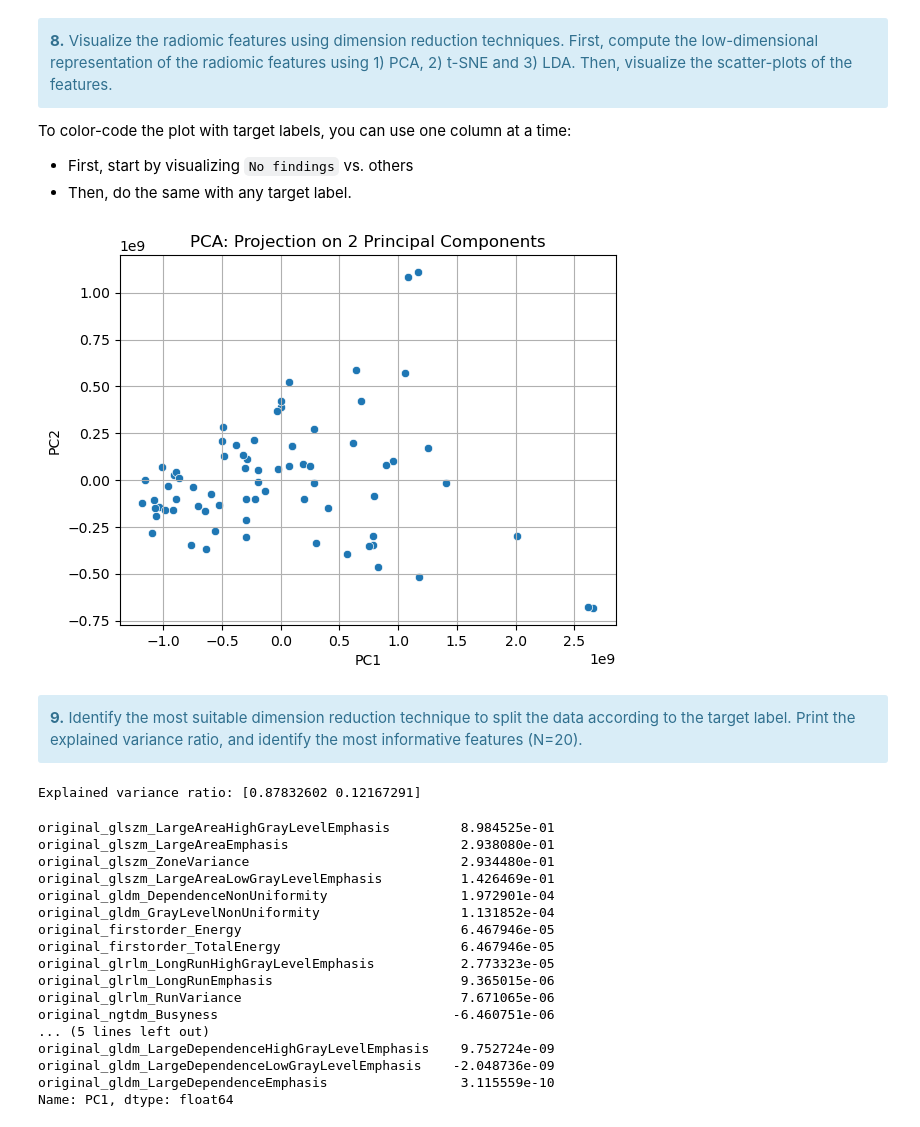
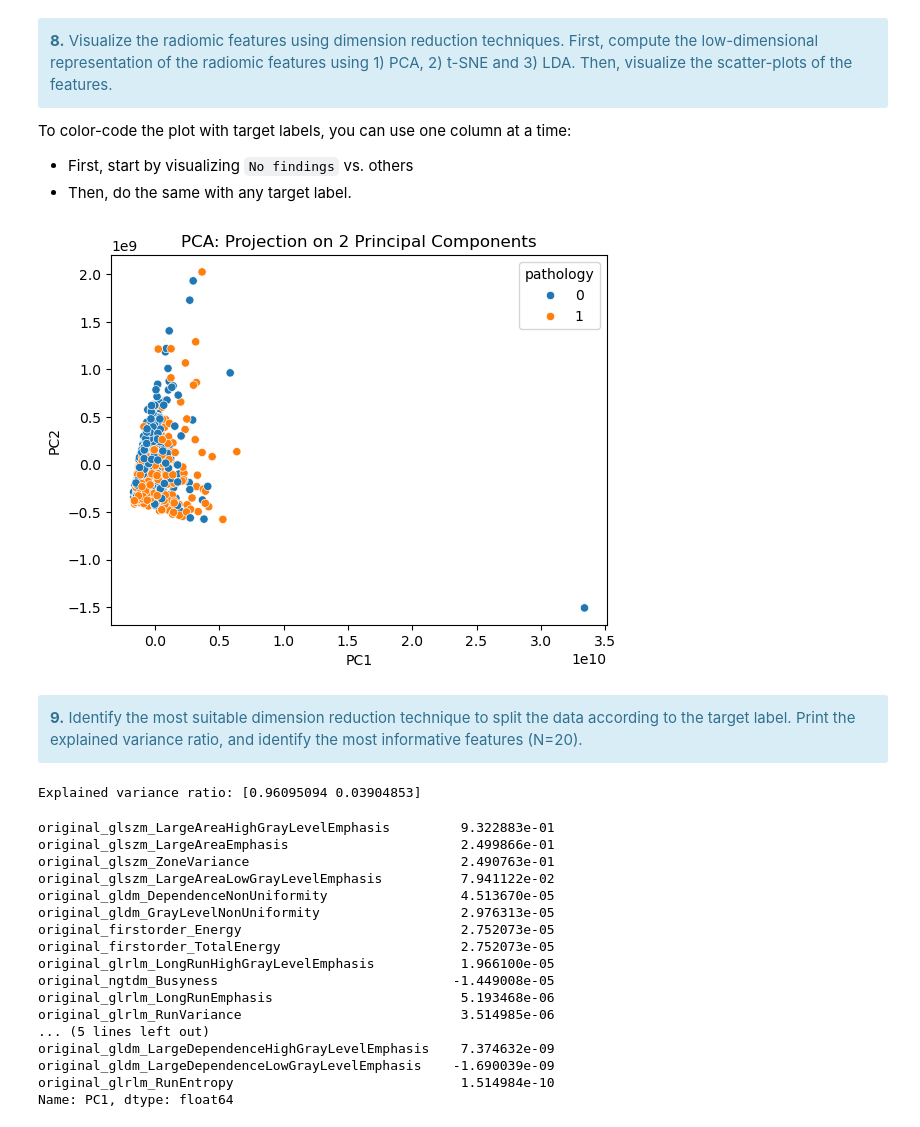
Before and after one commit to Christelleelkhoury/AIM, a Jupyter notebook: project/week2-solution.ipynb, the cells around one changed output. Cells and saved outputs as stored; diff of their text form; code cells hidden in the pictures.

```diff
--- a/project/week2-solution.ipynb
+++ b/project/week2-solution.ipynb
@@ -101,6 +101,6 @@ subset_record_df
 # %%
 ## Get list of available reports
-file_study_list = glob(f'{DATA_PATH}/files/*/*/*.txt')[
+file_study_list = glob(f'{DATA_PATH}/files/*/*/*.txt')
 file_study_list = [f[len(DATA_PATH)+1:] for f in file_study_list]
 
 # Get subset csv files with only information on available subjects
@@ -251,8 +258,10 @@ for i in range(len(metadata_df)):
 
     if len(img_fname) == 0 or len(seg_fname)==0:
         continue # Allows to skip subjects without image or without segmentation
-
-    pixel_array = pydicom.dcmread(img_fname).pixel_array # Load
+    try:
+        pixel_array = pydicom.dcmread(img_fname).pixel_array # Load
+    except:
+        continue
     image_sitk = sitk.GetImageFromArray(pixel_array)
 
     reader = sitk.ImageFileReader() # Create a file reader
@@ -400,7 +408,8 @@ mlb.fit(labels)
 encoded_labels = mlb.transform(labels)
 
 labels_df = pd.DataFrame({
-    'labels':encoded_labels,
+    'labels_encoded': list(encoded_labels),
+    'pathology':[0 if 'no findings' in l else 1 for l in labels],
     'subject_id': metadata_df['subject_id'],
     'study_id': metadata_df['study_id'],
     'dicom_id': metadata_df['dicom_id']
@@ -424,15 +429,14 @@ To color-code the plot with target labels, you can use one column at a time:
 # %%
 pca = PCA(n_components=2)
 X_pca = pca.fit_transform(radiomics.drop(['subject_id', 'study_id', 'dicom_path'], axis=1))
 
-sns.scatterplot(x=X_pca[:,0], y=X_pca[:,1], hue = labels=='no findings')
+sns.scatterplot(x=X_pca[:,0], y=X_pca[:,1], hue = labels_df.loc[labels_df['study_id'].isin(radiomics['study_id'])]['pathology'])
 plt.title("PCA: Projection on 2 Principal Components")
 plt.xlabel("PC1")
 plt.ylabel("PC2")
-plt.grid(True)
 plt.show()
 # %% [output]
-[figure, old version]
+[figure, new version]
 # %% [markdown]
 <div class="alert alert-block alert-info">
 <b>9.</b> Identify the most suitable dimension reduction technique to split the data according to the target label. Print the explained variance ratio, and identify the most informative features (N=20).
@@ -442,7 +446,7 @@ plt.show()
 explained_var = pca.explained_variance_ratio_
 print("Explained variance ratio:", explained_var)
 # %% [output]
-Explained variance ratio: [0.87832602 0.12167291]
+Explained variance ratio: [0.96095094 0.03904853]
 # %%
 # Get the loadings
 loadings = pd.DataFrame(
@@ -454,20 +458,20 @@ loadings = pd.DataFrame(
 # Show top contributing features for PC1
 loadings['PC1'].sort_values(key=abs, ascending=False).head(20)
 # %% [output]
-original_glszm_LargeAreaHighGrayLevelEmphasis         8.984525e-01
-original_glszm_LargeAreaEmphasis                      2.938080e-01
-original_glszm_ZoneVariance                           2.934480e-01
-original_glszm_LargeAreaLowGrayLevelEmphasis          1.426469e-01
-original_gldm_DependenceNonUniformity                 1.972901e-04
-original_gldm_GrayLevelNonUniformity                  1.131852e-04
-original_firstorder_Energy                            6.467946e-05
-original_firstorder_TotalEnergy                       6.467946e-05
-original_glrlm_LongRunHighGrayLevelEmphasis           2.773323e-05
-original_glrlm_LongRunEmphasis                        9.365015e-06
-original_glrlm_RunVariance                            7.671065e-06
-original_ngtdm_Busyness                              -6.460751e-06
+original_glszm_LargeAreaHighGrayLevelEmphasis         9.322883e-01
+original_glszm_LargeAreaEmphasis                      2.499866e-01
+original_glszm_ZoneVariance                           2.490763e-01
+original_glszm_LargeAreaLowGrayLevelEmphasis          7.941122e-02
+original_gldm_DependenceNonUniformity                 4.513670e-05
+original_gldm_GrayLevelNonUniformity                  2.976313e-05
+original_firstorder_Energy                            2.752073e-05
+original_firstorder_TotalEnergy                       2.752073e-05
+original_glrlm_LongRunHighGrayLevelEmphasis           1.966100e-05
+original_ngtdm_Busyness                              -1.449008e-05
+original_glrlm_LongRunEmphasis                        5.193468e-06
+original_glrlm_RunVariance                            3.514985e-06
 ... (5 lines left out)
-original_gldm_LargeDependenceHighGrayLevelEmphasis    9.752724e-09
-original_gldm_LargeDependenceLowGrayLevelEmphasis    -2.048736e-09
-original_gldm_LargeDependenceEmphasis                 3.115559e-10
+original_gldm_LargeDependenceHighGrayLevelEmphasis    7.374632e-09
+original_gldm_LargeDependenceLowGrayLevelEmphasis    -1.690039e-09
+original_glrlm_RunEntropy                             1.514984e-10
 Name: PC1, dtype: float64
```
Also changed, not shown: parts of 7 cells of this notebook, 1 other file.
